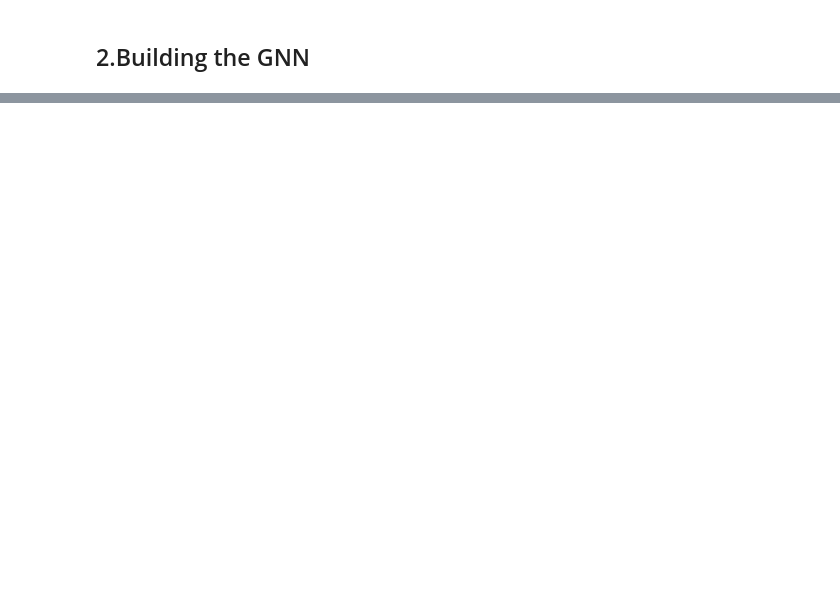
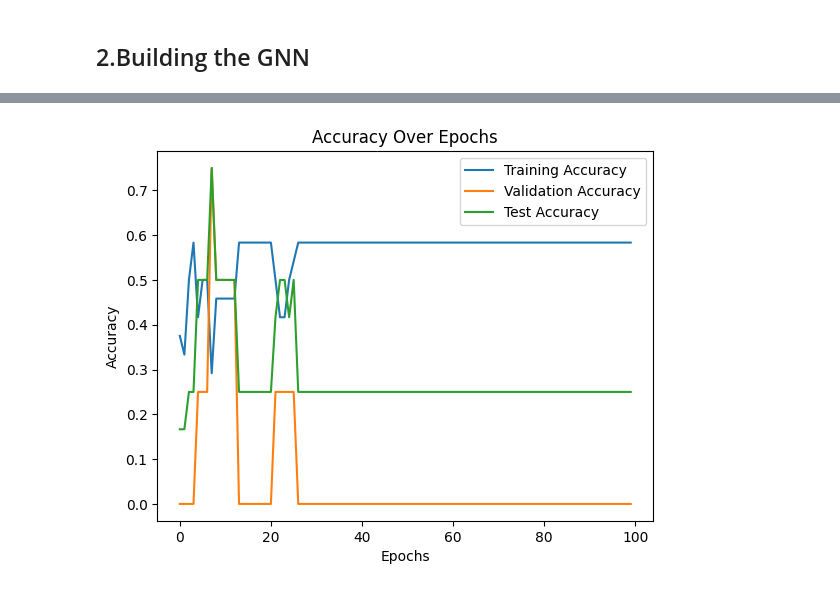
Before and after one commit to PatrickReck01/DS_GNN, a Jupyter notebook: GNN_V2.ipynb, the cells around one changed output, grey strips where cells are left out. Saved outputs shown, nothing was run; the diff lists cells and outputs as text; code cells hidden in the pictures; blank space fills up the shorter version.

```diff
--- a/GNN_V2.ipynb
+++ b/GNN_V2.ipynb
@@ -139,0 +310,15 @@ fig.show()
+# %%
+epochs = range(len(train_losses))
+
+plt.plot(epochs, train_accs, label='Training Accuracy')
+plt.plot(epochs, val_accs, label='Validation Accuracy')
+plt.plot(epochs, test_accs, label='Test Accuracy')
+
+plt.title('Accuracy Over Epochs')
+plt.xlabel('Epochs')
+plt.ylabel('Accuracy')
+plt.legend()
+plt.savefig('images/accuracy.png')
+plt.show()
+# %% [output]
+[figure, added]
```
Also changed, not shown: parts of 30 cells of this notebook, 6 other files.
